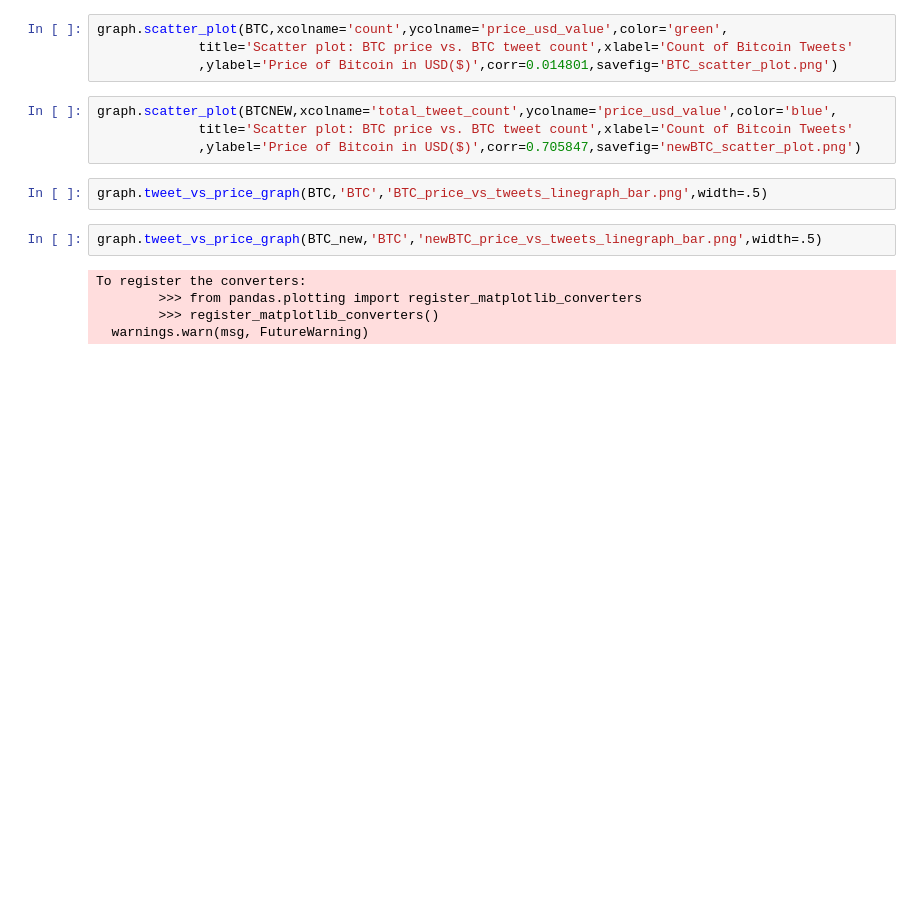
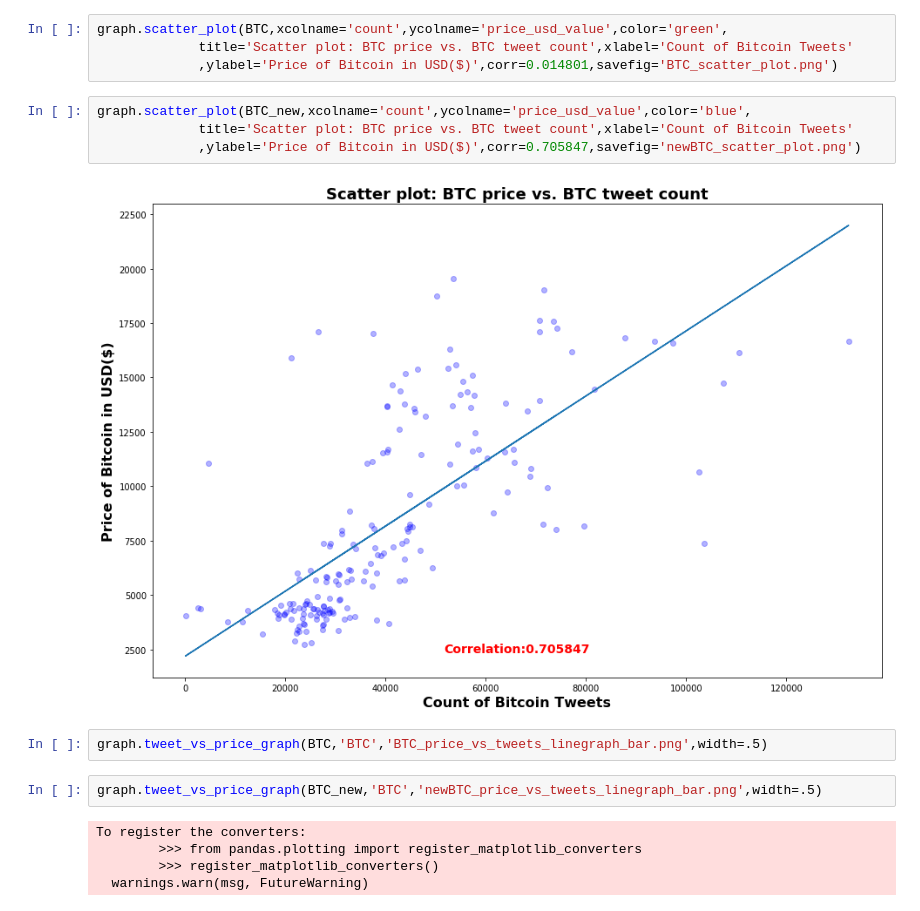
Before and after one commit to ThomasADuffy/Crypto-Capstone-1, a Jupyter notebook: notebooks/graphing_notebook.ipynb, the cells around one changed output. Saved outputs shown, nothing was run; the diff lists cells and outputs as text; blank space fills up the shorter version.

Commit message:
added line of best fit to scatter plot. Also made some more rudimentry edits to EDA files and also to README. Main work is on README at this point

```diff
--- a/notebooks/graphing_notebook.ipynb
+++ b/notebooks/graphing_notebook.ipynb
@@ -74,9 +76,11 @@ graph.scatter_plot(BTC,xcolname='count',ycolname='price_usd_value',color='green'
              title='Scatter plot: BTC price vs. BTC tweet count',xlabel='Count of Bitcoin Tweets'
              ,ylabel='Price of Bitcoin in USD($)',corr=0.014801,savefig='BTC_scatter_plot.png')
 # %%
-graph.scatter_plot(BTCNEW,xcolname='total_tweet_count',ycolname='price_usd_value',color='blue',
+graph.scatter_plot(BTC_new,xcolname='count',ycolname='price_usd_value',color='blue',
              title='Scatter plot: BTC price vs. BTC tweet count',xlabel='Count of Bitcoin Tweets'
              ,ylabel='Price of Bitcoin in USD($)',corr=0.705847,savefig='newBTC_scatter_plot.png')
+# %% [output]
+[figure, added]
 # %%
 graph.tweet_vs_price_graph(BTC,'BTC','BTC_price_vs_tweets_linegraph_bar.png',width=.5)
 # %%
```
Also changed, not shown: parts of 2 cells of this notebook, 3 other files.
